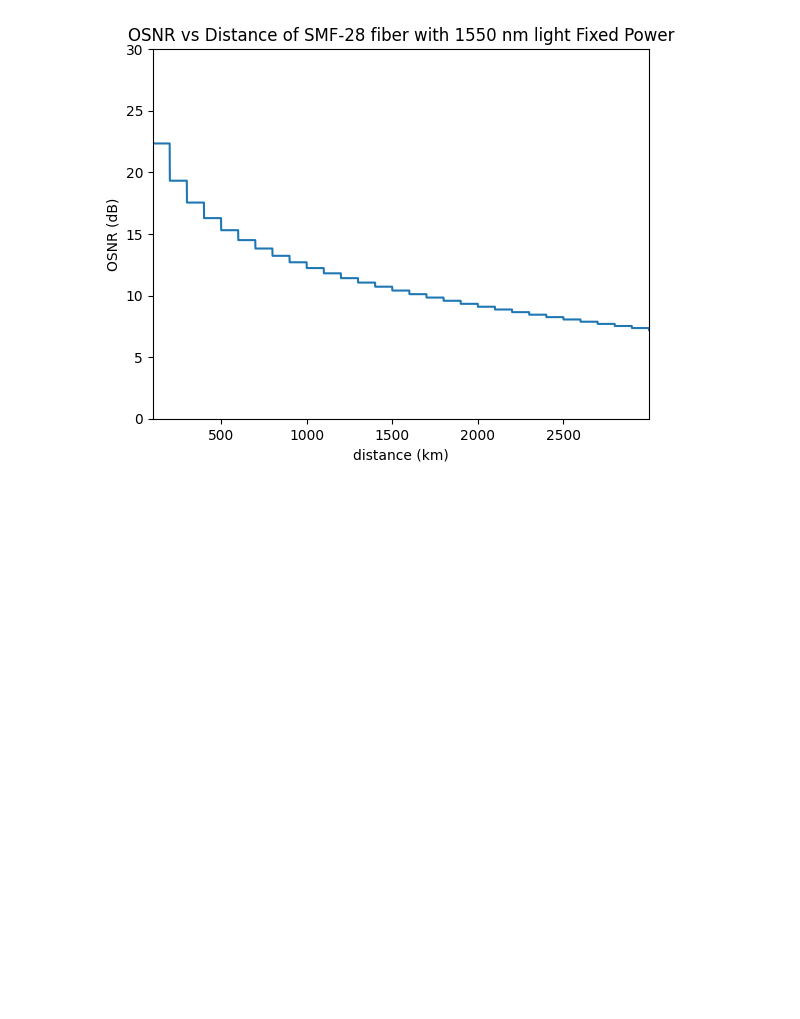
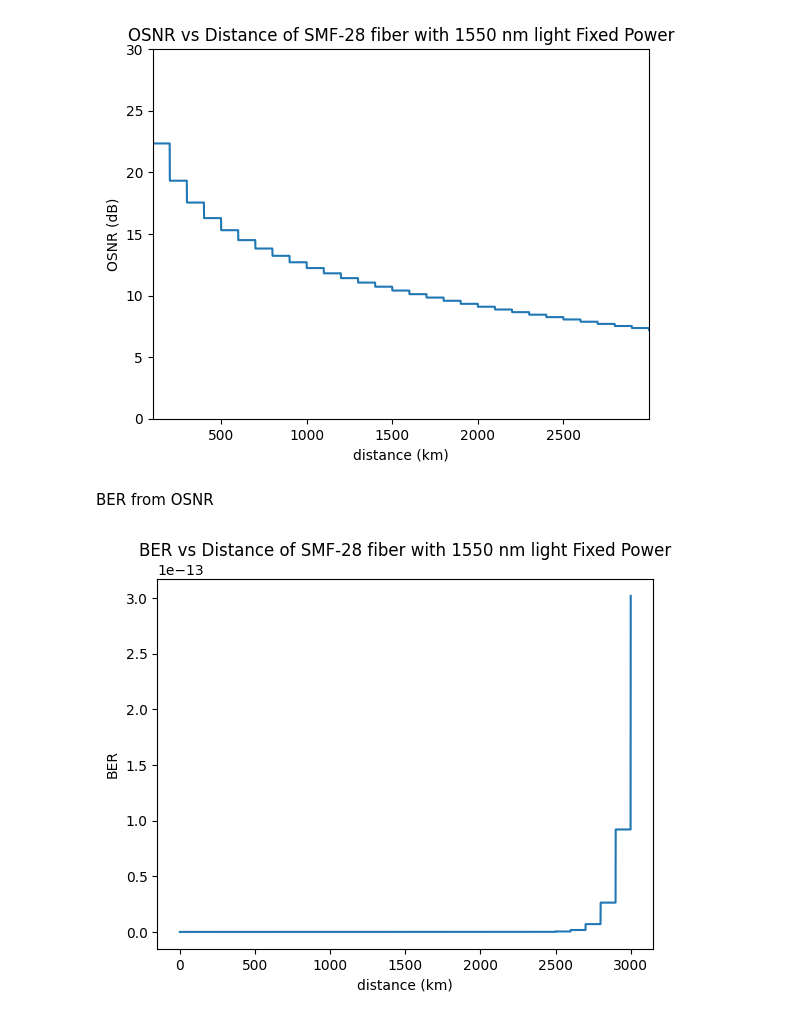
Before and after one commit to EnochYounceSAIC/FiberOptics, a Jupyter notebook: weektwo/Left_to_Right_EDFA_attenuation_both_fixed.ipynb, the cells around one changed output. Cells and saved outputs as stored; diff of their text form; code cells hidden in the pictures; blank space fills up the shorter version.

```diff
--- a/weektwo/Left_to_Right_EDFA_attenuation_both_fixed.ipynb
+++ b/weektwo/Left_to_Right_EDFA_attenuation_both_fixed.ipynb
@@ -169,3 +169,21 @@ plt.ylim(0,30)
 # %% [output]
 (0.0, 30.0)
 [figure]
+# %% [markdown]
+BER from OSNR
+# %%
+#BER calculations pulled from : https://www.exfo.com/contentassets/c3a3f92426864ffba6330f549ae75f11/exfo_anote098_resolution-bandwidth-optical-rejection-ratio_en.pdf
+import scipy.integrate as sp_integrate
+import numpy as np
+
+BER = np.zeros(len(OSNR))
+for i in range(len(OSNR)):
+    BER[i] = (1/(np.sqrt(2*np.pi))) * sp_integrate.quad(lambda t: np.exp((-t**2)/2), OSNR[i], np.inf)[0]
+
+plt.plot(distance,BER)
+plt.xlabel('distance (km)')
+plt.ylabel('BER')
+plt.title('BER vs Distance of SMF-28 fiber with 1550 nm light Fixed Power')
+plt.show()
+# %% [output]
+[figure, added]
```
